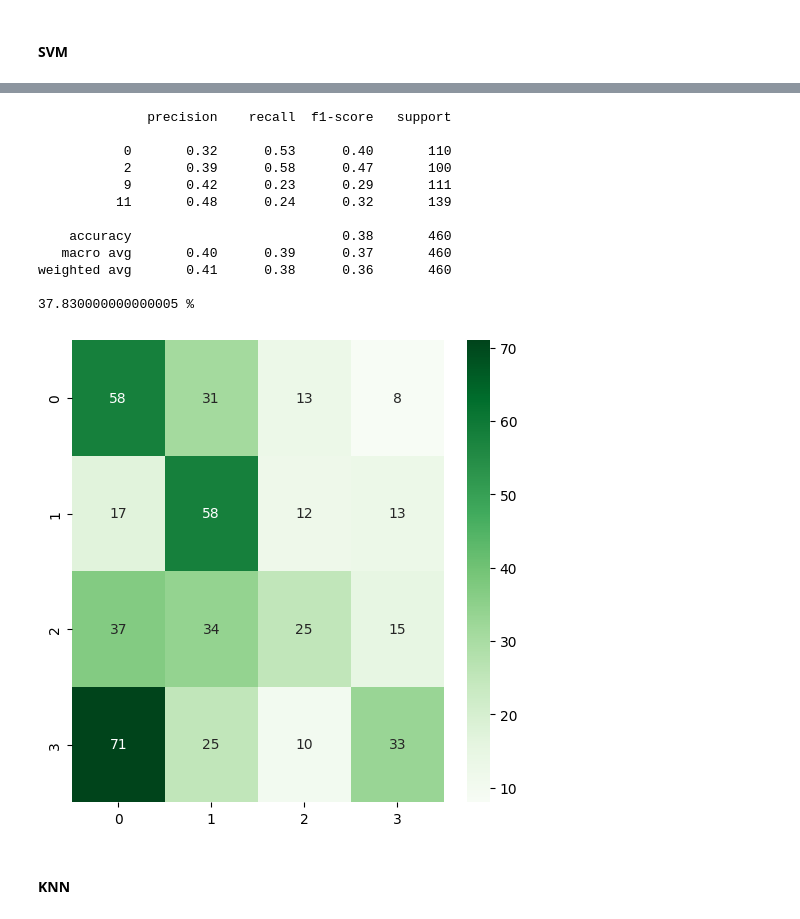
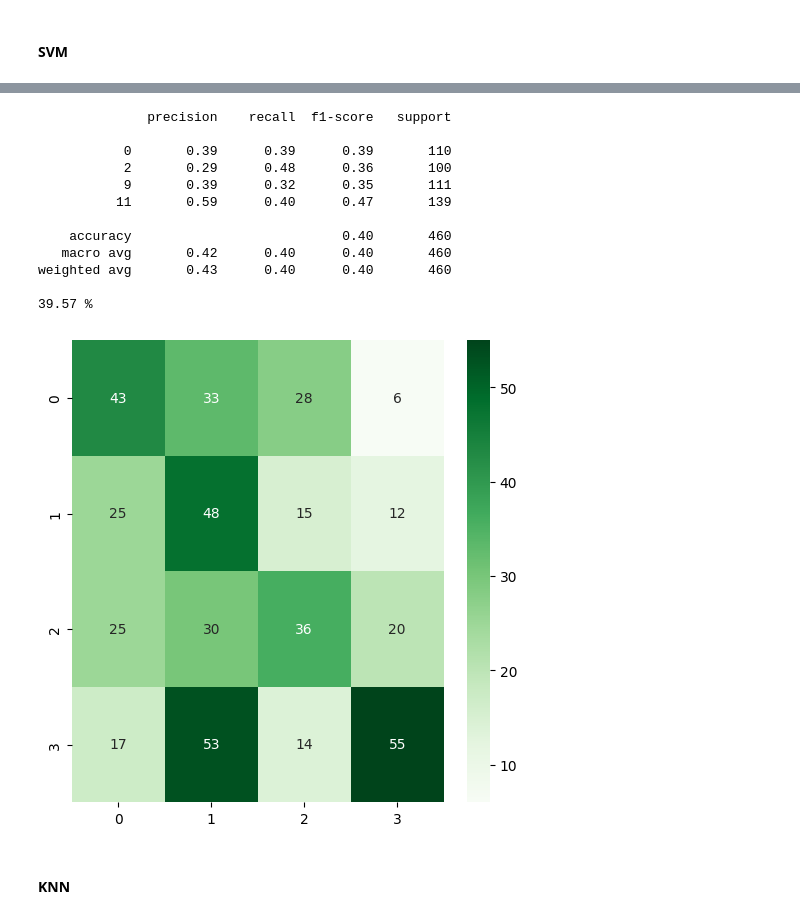
Before and after one commit to Yehudit-Brickner/ML_class, a Jupyter notebook: sport_balls1.ipynb, the cells around one changed output, grey strips where cells are left out. Cells and saved outputs as stored; diff of their text form; code cells hidden in the pictures.

```diff
--- a/sport_balls1.ipynb
+++ b/sport_balls1.ipynb
@@ -341,5 +352,5 @@ for i in range(50,2001,50):
 # %%
-ada1 = AdaBoostClassifier(n_estimators=1750, algorithm="SAMME",random_state=0)
+ada1 = AdaBoostClassifier(n_estimators=2000, algorithm="SAMME",random_state=0)
 ada1.fit(X_train1,y_train1)
 pred_ada1 = ada1.predict(X_test1)
 Confusion_Matrix(confusion_matrix(y_test1,pred_ada1))
@@ -390,5 +401,5 @@ for i in range(40,501,20):
 # %%
-RF1 = RandomForestClassifier(n_estimators=80, max_depth=None,min_samples_split=3, random_state=0)
+RF1 = RandomForestClassifier(n_estimators=460, max_depth=None,min_samples_split=2, random_state=0)
 RF1.fit(X_train1,y_train1)
 pred_RF1 = RF1.predict(X_test1)
 Confusion_Matrix(confusion_matrix(y_test1,pred_RF1))
@@ -447,5 +458,5 @@ l2 saga 0.001 28.26 %
 # %%
-LR1 = LogisticRegression(penalty="l1", solver="liblinear", tol=0.1, max_iter=10000, random_state=0)
+LR1 = LogisticRegression(penalty="l1", solver="liblinear", tol=0.01, max_iter=10000, random_state=0)
 LR1.fit(X_train1,y_train1)
 pred_LR1 = LR1.predict(X_test1)
 Confusion_Matrix(confusion_matrix(y_test1,pred_LR1))
@@ -1011,7 +1022,7 @@ weighted avg       0.56      0.57      0.55       460
 # %% [markdown]
 # RUN ON LINES CIRCLES AND HIST WITH PCA
 # %%
-pca1=PCA(n_components=0.99)
+pca1=PCA(n_components=100)
 X_train4=pca1.fit_transform(X_train3)
 X_test4=pca1.transform(X_test3)
 y_train4 = y_train3
@@ -1071,24 +1082,24 @@ squared_hinge l2 35.0 %
 # %%
-svm4 =  OneVsOneClassifier(LinearSVC(random_state=0, loss="hinge",penalty="l2")).fit(X_train4, y_train4)
+svm4 =  OneVsRestClassifier(LinearSVC(random_state=0, loss="hinge",penalty="l2")).fit(X_train4, y_train4)
 pred_svm4 = svm4.predict(X_test4)
 Confusion_Matrix(confusion_matrix(y_test4,pred_svm4))
 print(classification_report(y_test4, pred_svm4))
 print(round(np.sum([y_test4==pred_svm4])/len(y_test4),4)*100,"%")
-results.append(['lines, circle, and histogram PCA 0.99', 'SVM',round(np.sum([y_test4==pred_svm4])/len(y_test4),4)*100 ])
+results.append(['lines, circle, and histogram PCA 100', 'SVM',round(np.sum([y_test4==pred_svm4])/len(y_test4),4)*100 ])
 # %% [output]
               precision    recall  f1-score   support
 
-           0       0.32      0.53      0.40       110
-           2       0.39      0.58      0.47       100
-           9       0.42      0.23      0.29       111
-          11       0.48      0.24      0.32       139
+           0       0.39      0.39      0.39       110
+           2       0.29      0.48      0.36       100
+           9       0.39      0.32      0.35       111
+          11       0.59      0.40      0.47       139
 
-    accuracy                           0.38       460
-   macro avg       0.40      0.39      0.37       460
-weighted avg       0.41      0.38      0.36       460
+    accuracy                           0.40       460
+   macro avg       0.42      0.40      0.40       460
+weighted avg       0.43      0.40      0.40       460
 
-37.830000000000005 %
+39.57 %
-[figure, old version]
+[figure, new version]
 # %% [markdown]
 #### KNN
 # %%
```
Also changed, not shown: parts of 29 cells of this notebook.
